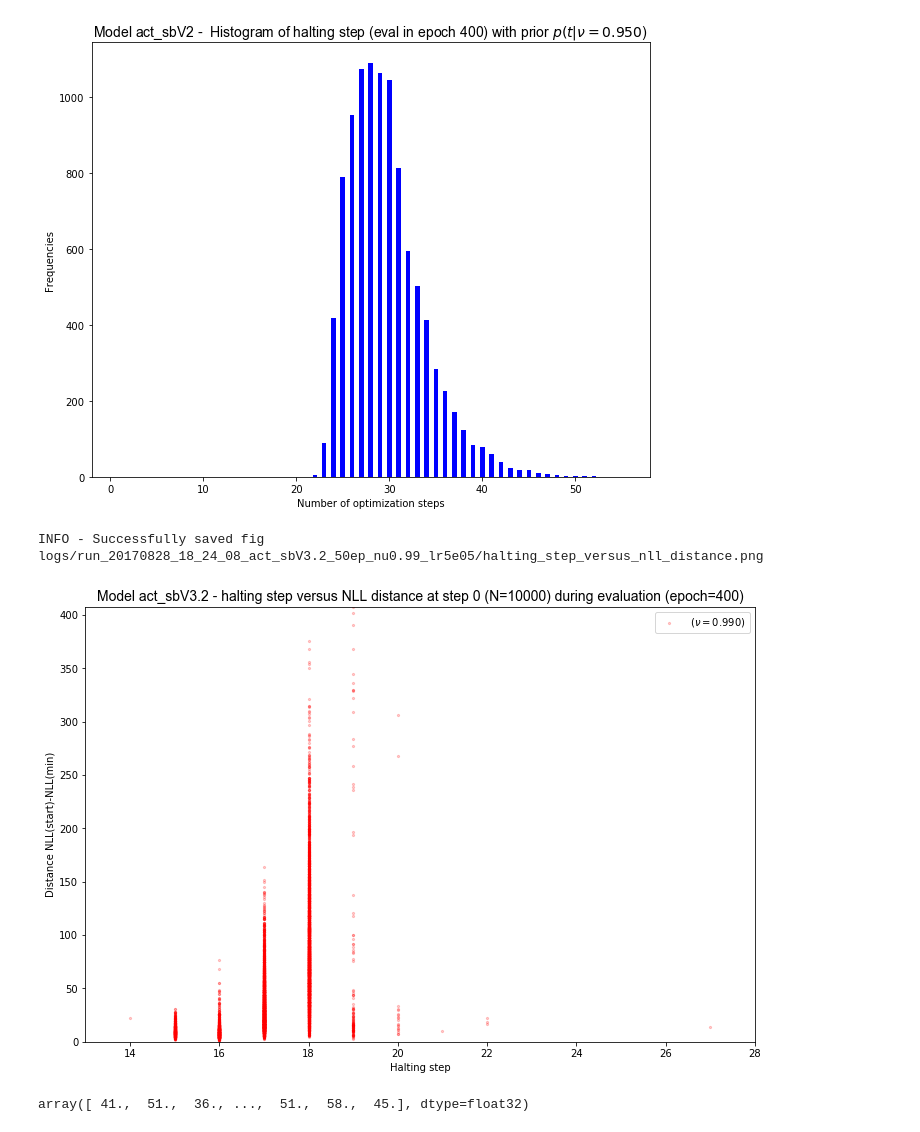
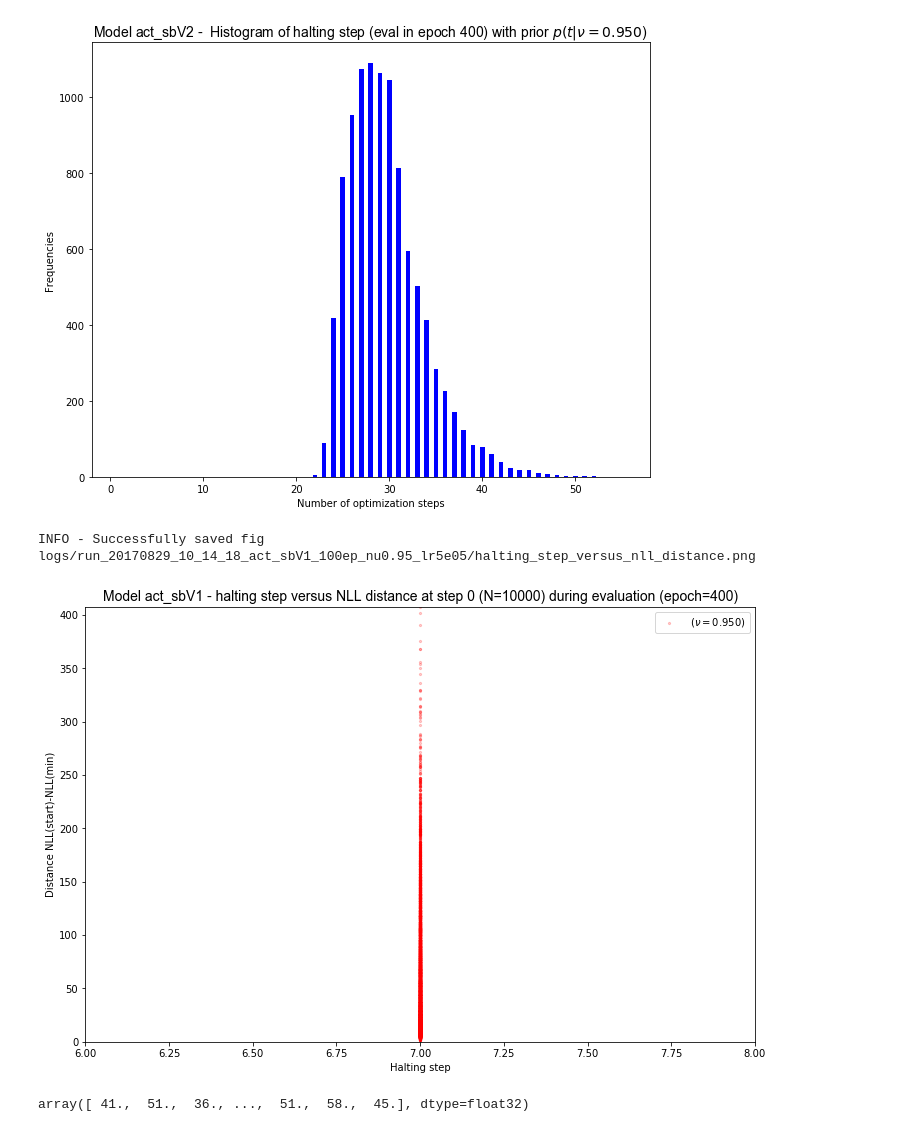
Before and after one commit to toologicbv/meta_learner, a Jupyter notebook: regression_results_actsb_1.ipynb, the cells around one changed output. Cells and saved outputs as stored; diff of their text form; code cells hidden in the pictures.

Commit message:
minor changes to plot labelings

```diff
--- a/regression_results_actsb_1.ipynb
+++ b/regression_results_actsb_1.ipynb
@@ -51,16 +51,25 @@ from utils.regression import RegressionWithStudentT
 %autoreload 2
 # %%
 expers_to_load = [# Meta V1 model regression
-                  (True, "run_20170828_11_40_34_metaV1_30ep_50ops_lr5e05"), # 50ops
-                  (False, "run_20170814_17_04_25_metaV1_50ep_100ops_lr3e05"), # 100ops
+                  (True, "run_20170829_09_48_47_metaV1_40ep_50ops_lr5e05"), # 50ops
+                  (False, "run_20170829_09_38_14_metaV7_40ep_50ops_lr5e05"), # incremental learning max 50 ops
                   (False, "run_20170814_12_03_15_metaV2_50ep_26ops_lr3e05"), # stochastic 26 ops
                   # Stick-breaking V1 model
-                  (True, "run_20170828_19_06_14_act_sbV3.2_50ep_nu0.7_lr5e05"),
-                  (True, "run_20170828_19_13_10_act_sbV3.2_50ep_nu0.9_lr5e05"), # with mean-field+total kl + add remainder to all
-                  (True, "run_20170828_18_24_08_act_sbV3.2_50ep_nu0.99_lr5e05"),
+                  (True, "run_20170829_09_29_00_act_sbV3.2_50ep_nu0.5_lr5e05"),
+                  (False, "run_20170829_09_21_45_act_sbV3.2_50ep_nu0.6_lr5e05"),
+                  (False, "run_20170829_09_10_42_act_sbV3.2_50ep_nu0.7_lr5e05"),
+                  (False, "run_20170829_09_01_40_act_sbV3.2_50ep_nu0.8_lr5e05"),
+                  (False, "run_20170829_08_53_23_act_sbV3.2_50ep_nu0.85_lr5e05"),
+                  (False, "run_20170828_20_17_17_act_sbV3.2_50ep_nu0.9_lr5e05"),
+                  (True, "run_20170829_08_29_58_act_sbV3.2_50ep_nu0.95_lr5e05"), # with mean-field+total kl + add remainder to all
+                  (False, "run_20170829_08_40_29_act_sbV3.2_50ep_nu0.99_lr5e05"),
+                  # the original base act_sbV1 model (no mean field, no time sequence)
+                  (True, "run_20170829_10_23_01_act_sbV1_100ep_nu0.5_lr5e05"), # base act_sbV1
+                  (True, "run_20170829_10_14_18_act_sbV1_100ep_nu0.95_lr5e05"), # base act_sbV
                   # Graves ACT model
-                  (False, "run_20170821_10_37_18_act_sbV2_50ep_nu0.9_lr5e05"), # with cost annealing until 1.
-                  (False, "run_20170821_10_51_40_act_sbV2_50ep_nu0.9_lr5e05")] # with cost annealing unitl 0.5
+                  (False, "run_20170829_12_24_13_act_gravesV1_50ep_tau0.0003_lr5e05"), #
+                  (False, "run_20170829_13_08_26_act_gravesV1_50ep_tau0.0008_lr5e05"), #
+                  (False, "run_20170829_13_01_16_act_gravesV1_50ep_tau0.003_lr5e05")] #
 # %%
 ## IMPORTANT ---- NUMBER OF STEPS FOR TEST EVALUATION
 MAX_EVAL_STEPS = 200
@@ -187,7 +203,7 @@ plot_parm_loss_steps(experiments, num_of_plots=4, do_show=True,
                      do_save=False, loss_type="loss", log_scale=False, max_step=20,
                     fig_name="metaV2_val_loss_during_training")
 # %%
-exp_idx = 3
+exp_idx = 4
 model = models[exp_idx]
 
 max_steps = 200
@@ -231,7 +247,7 @@ X = np.vstack(new_experiments[2].val_stats["halt_step_funcs"].values())
 # %%
 
 exp_idx = 0
-max_steps = MAX_EVAL_STEPS
+max_steps = 200
 new_experiments[exp_idx].epoch = 400
 new_experiments[exp_idx].config.max_val_opt_steps = max_steps
 new_experiments[exp_idx].config.T = max_steps
@@ -310,10 +326,10 @@ plot_dist_optimization_steps(new_experiments[2], data_set="eval", save=True, sho
 INFO - Successfully saved fig logs/run_20170815_14_33_06_act_sbV2_50ep_nu0.95_lr5e05/T_dist_eval.png
 [figure]
 # %%
-plot_loss_versus_halting_step(new_experiments[3], epoch=400, do_show=True, do_save=True)
+plot_loss_versus_halting_step(new_experiments[4], epoch=400, do_show=True, do_save=True)
 # %% [output]
-INFO - Successfully saved fig logs/run_20170828_18_24_08_act_sbV3.2_50ep_nu0.99_lr5e05/halting_step_versus_nll_distance.png
+INFO - Successfully saved fig logs/run_20170829_10_14_18_act_sbV1_100ep_nu0.95_lr5e05/halting_step_versus_nll_distance.png
-[figure, old version]
+[figure, new version]
 # %%
 new_experiments[3].val_stats["halt_step_funcs"][400]
 # %% [output]
```
Also changed, not shown: parts of 5 cells of this notebook, 6 other files.
